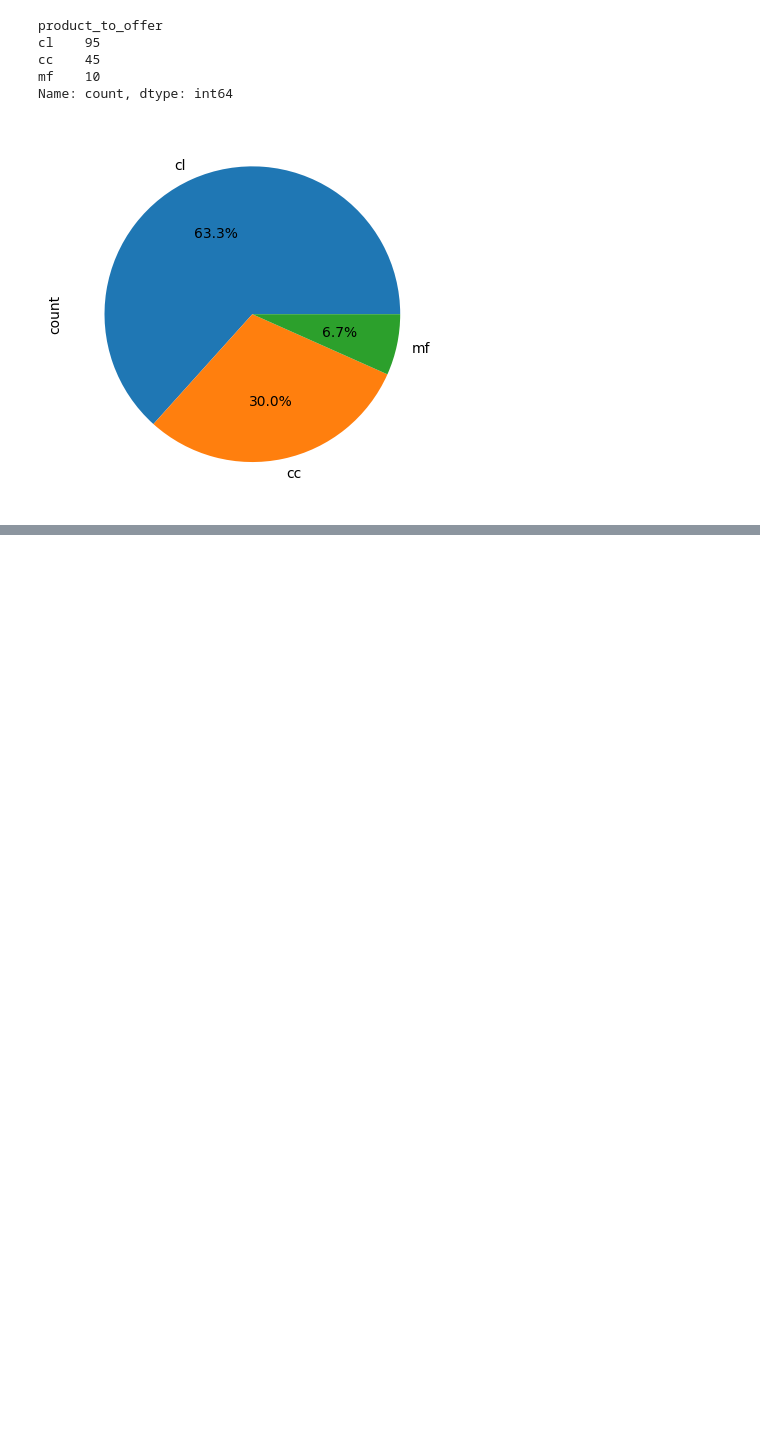
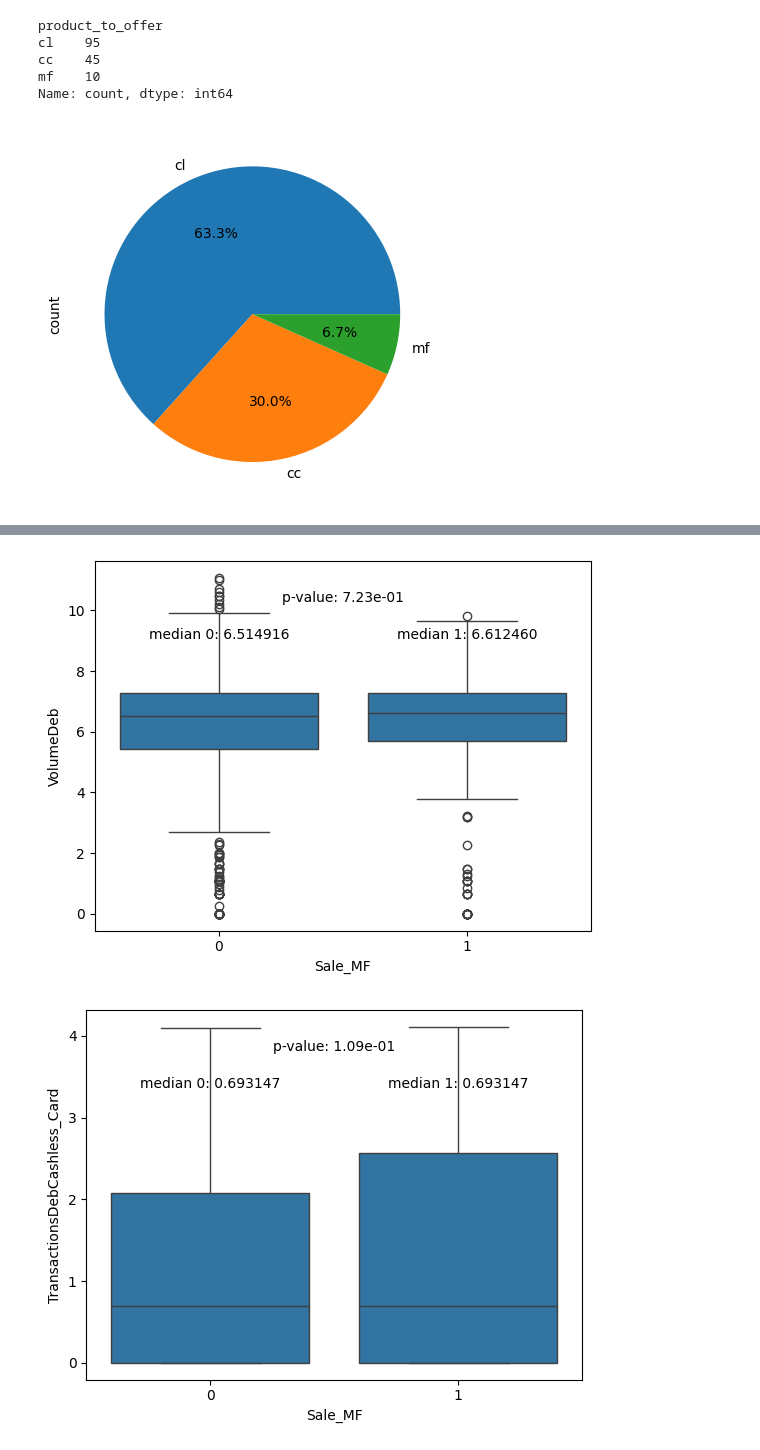
Before and after one commit to hkailee/financial-product-marketing-optimization, a Jupyter notebook: notebooks/01-slides-preparation.ipynb, the cells around one changed output, grey strips where cells are left out. Cells and saved outputs as stored; diff of their text form; code cells hidden in the pictures; blank space fills up the shorter version.

```diff
--- a/notebooks/01-slides-preparation.ipynb
+++ b/notebooks/01-slides-preparation.ipynb
@@ -125,0 +173,7 @@ Name: count, dtype: int64
+# %%
+# Trend analysis for Sale MF
+plot_boxplot(df, 'Sale_MF', 'VolumeDeb')
+plot_boxplot(df, 'Sale_MF', 'TransactionsDebCashless_Card')
+# %% [output]
+[figure, added]
+[figure, added]
```
Also changed, not shown: parts of 4 cells of this notebook, 2 other files.
